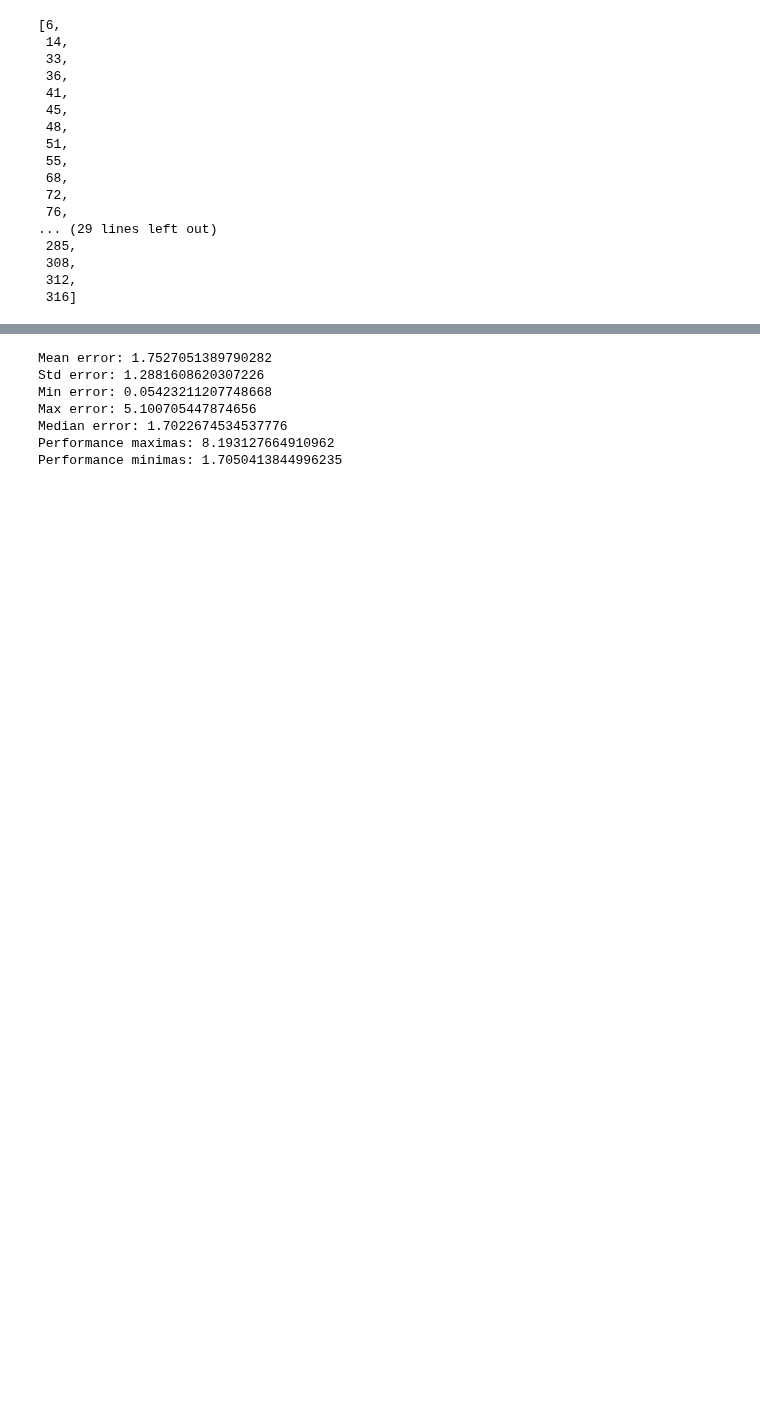
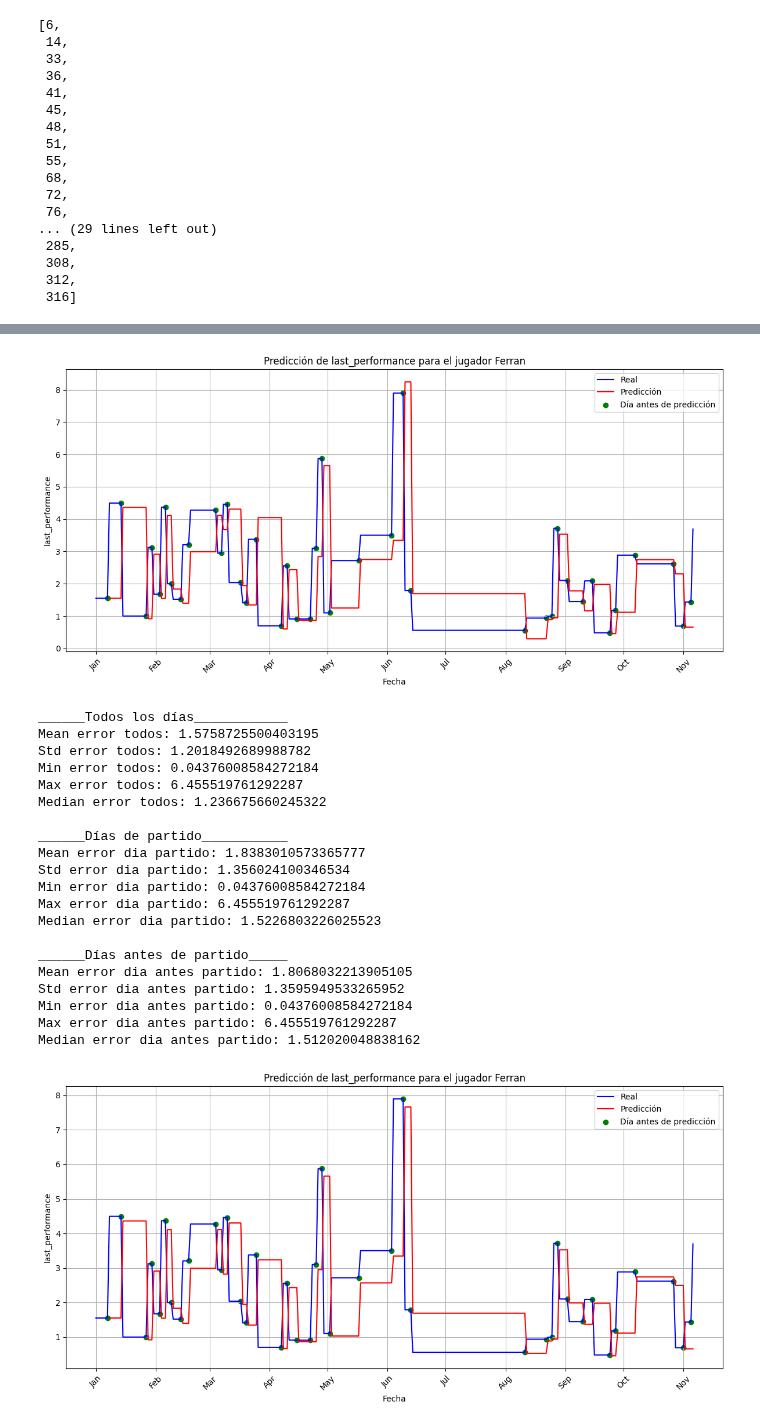
Before and after one commit to Santiagodiz/PlayerPulse, a Jupyter notebook: data/data_mining.ipynb, the cells around one changed output, grey strips where cells are left out. Cells and saved outputs as stored; diff of their text form; code cells hidden in the pictures; blank space fills up the shorter version.

```diff
--- a/data/data_mining.ipynb
+++ b/data/data_mining.ipynb
@@ -145,24 +122 @@ plt.show()
-# %%
-# Obtener media, desviacion, mninimo y maximo de los errores
-mean_error = np.mean(total_errors)
-std_error = np.std(total_errors)
-min_error = np.min(total_errors)
-max_error = np.max(total_errors)
-median = np.median(total_errors)
-
-print(f"Mean error: {mean_error}")
-print(f"Std error: {std_error}")
-print(f"Min error: {min_error}")
-print(f"Max error: {max_error}")
-print(f"Median error: {median}")
-print(f"Performance maximas: {df_jugador['last_performance'].max()}")
-print(f"Performance minimas: {df_jugador['last_performance'].min()}")
-# %% [output]
-Mean error: 1.7527051389790282
-Std error: 1.2881608620307226
-Min error: 0.05423211207748668
-Max error: 5.100705447874656
-Median error: 1.7022674534537776
-Performance maximas: 8.193127664910962
-Performance minimas: 1.7050413844996235
 # %%
@@ -244,0 +203,34 @@ def evaluate_model(df_jugador, order, seasonal_order, y, exog):
+# %%
+jugador = 'Ferran'
+df_jugador = df[df['Player'] == jugador]
+order = (1,0,0)
+seasonal_order = (0,0,0,0)
+y = 'last_performance'
+# y = 'Noticias_negativas'
+exog = 'Noticias_negativas'
+# exog = 'last_performance'
+df_predictions = evaluate_model(df_jugador, order, seasonal_order, y, exog, options='next_day')
+df_predictions2 = evaluate_model_no_exog(df_jugador, order, seasonal_order, y, options='next_day')
+# %% [output]
+[figure, added]
+______Todos los días____________
+Mean error todos: 1.5758725500403195
+Std error todos: 1.2018492689988782
+Min error todos: 0.04376008584272184
+Max error todos: 6.455519761292287
+Median error todos: 1.236675660245322
+
+______Días de partido___________
+Mean error dia partido: 1.8383010573365777
+Std error dia partido: 1.356024100346534
+Min error dia partido: 0.04376008584272184
+Max error dia partido: 6.455519761292287
+Median error dia partido: 1.5226803226025523
+
+______Días antes de partido_____
+Mean error dia antes partido: 1.8068032213905105
+Std error dia antes partido: 1.3595949533265952
+Min error dia antes partido: 0.04376008584272184
+Max error dia antes partido: 6.455519761292287
+Median error dia antes partido: 1.512020048838162
+[figure, added]
```
Also changed, not shown: parts of 13 cells of this notebook.
